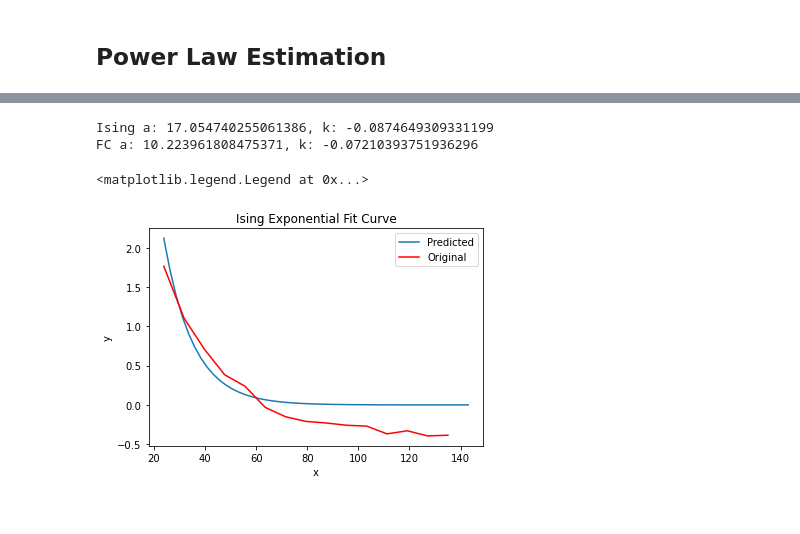
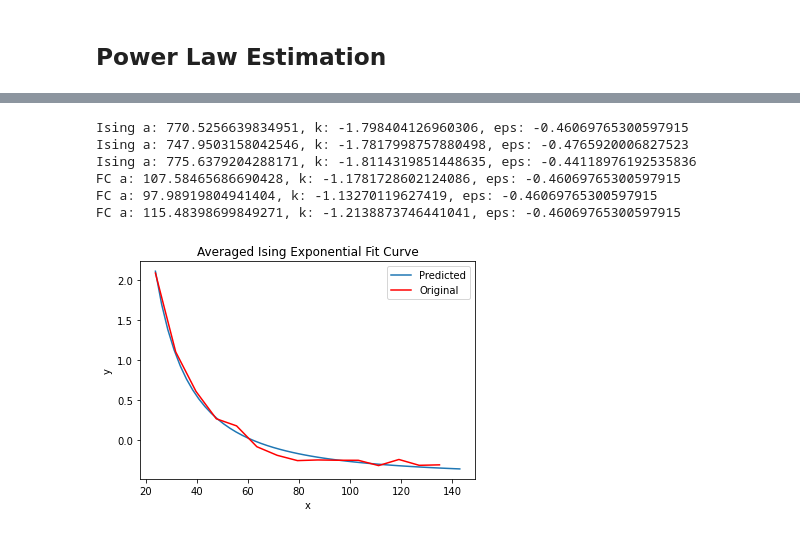
Before and after one commit to shivanshseth/fmri-functional-connectivity-ising, a Jupyter notebook: src/results.ipynb, the cells around one changed output, grey strips where cells are left out. Saved outputs shown, nothing was run; the diff lists cells and outputs as text; code cells hidden in the pictures.

Commit message:
Updated power law curve fit

```diff
--- a/src/results.ipynb
+++ b/src/results.ipynb
@@ -356,27 +374,46 @@ plt.tick_params(axis='both', which='major', direction='inout', length = 10, widt
 # %%
 def exponential(x, a=1, k=1):
     return a*np.exp(x*k)
+
+def power_law(x, a=1, k=1, eps=0):
+    return (a*np.power(x, k)) + eps
+
+opt_func = power_law
 # %%
 range_start, range_end = 2, -2
-ising_pars, ising_cov = curve_fit(f=exponential, xdata=x[range_start:range_end], ydata=ising_mean[range_start:range_end], p0=[1, 0])
-fc_pars, fc_cov = curve_fit(f=exponential, xdata=x[range_start:range_end], ydata=fc_mean[range_start:range_end], p0=[1, 0])
+ising_pars, ising_cov = curve_fit(f=opt_func, xdata=x[range_start:range_end], ydata=ising_mean[range_start:range_end], p0=[1, 0, 0])
+fc_pars, fc_cov = curve_fit(f=opt_func, xdata=x[range_start:range_end], ydata=fc_mean[range_start:range_end], p0=[1, 0, 0])
+ising_neg_pars, ising_neg_cov = curve_fit(f=opt_func, xdata=x[range_start:range_end], ydata=ising_neg_mean[range_start:range_end], p0=[1, 0, 0])
+fc_neg_pars, fc_neg_cov = curve_fit(f=opt_func, xdata=x[range_start:range_end], ydata=fc_neg_mean[range_start:range_end], p0=[1, 0, 0])
+ising_pos_pars, ising_pos_cov = curve_fit(f=opt_func, xdata=x[range_start:range_end], ydata=ising_pos_mean[range_start:range_end], p0=[1, 0, 0])
+fc_pos_pars, fc_pos_cov = curve_fit(f=opt_func, xdata=x[range_start:range_end], ydata=fc_pos_mean[range_start:range_end], p0=[1, 0, 0])
-# %%
-print(f"Ising a: {ising_pars[0]}, k: {ising_pars[1]}")
-print(f"FC a: {fc_pars[0]}, k: {fc_pars[1]}")
-# %% [output]
-Ising a: 17.054740255061386, k: -0.0874649309331199
-FC a: 10.223961808475371, k: -0.07210393751936296
+# %%
+print(f"Ising a: {ising_pars[0]}, k: {ising_pars[1]}, eps: {ising_pars[2]}")
+print(f"Ising a: {ising_neg_pars[0]}, k: {ising_neg_pars[1]}, eps: {ising_neg_pars[2]}")
+print(f"Ising a: {ising_pos_pars[0]}, k: {ising_pos_pars[1]}, eps: {ising_pos_pars[2]}")
+print(f"FC a: {fc_pars[0]}, k: {fc_pars[1]}, eps: {ising_pars[2]}")
+print(f"FC a: {fc_neg_pars[0]}, k: {fc_neg_pars[1]}, eps: {ising_pars[2]}")
+print(f"FC a: {fc_pos_pars[0]}, k: {fc_pos_pars[1]}, eps: {ising_pars[2]}")
+# %% [output]
+Ising a: 770.5256639834951, k: -1.798404126960306, eps: -0.46069765300597915
+Ising a: 747.9503158042546, k: -1.7817998757880498, eps: -0.4765920006827523
+Ising a: 775.6379204288171, k: -1.8114319851448635, eps: -0.44118976192535836
+FC a: 107.58465686690428, k: -1.1781728602124086, eps: -0.46069765300597915
+FC a: 97.98919804941404, k: -1.13270119627419, eps: -0.46069765300597915
+FC a: 115.48398699849271, k: -1.2138873746441041, eps: -0.46069765300597915
 # %%
 xrange = np.linspace(x[range_start], x[range_end])
 
-plt.plot(xrange, exponential(xrange, *ising_pars), label="Predicted")
-plt.plot(x[range_start:range_end], fc_mean[range_start:range_end], color='red', label = 'Original')
+plt.plot(xrange, opt_func(xrange, *ising_pars), label="Predicted")
+plt.plot(x[range_start:range_end], ising_mean[range_start:range_end], color='red', label = 'Original')
 
 plt.xlabel("x")
 plt.ylabel("y")
 
-plt.title("Ising Exponential Fit Curve")
+plt.title("Averaged Ising Exponential Fit Curve")
 plt.legend()
+
+if save_figs:
+    plt.savefig(os.path.join(fig_save_dir, fig_save_prefix + "_ising-pl-fit.png"))
 # %% [output]
-<matplotlib.legend.Legend at 0x...>
-[figure, old version]
+[figure, new version]
```
Also changed, not shown: parts of 27 cells of this notebook.
